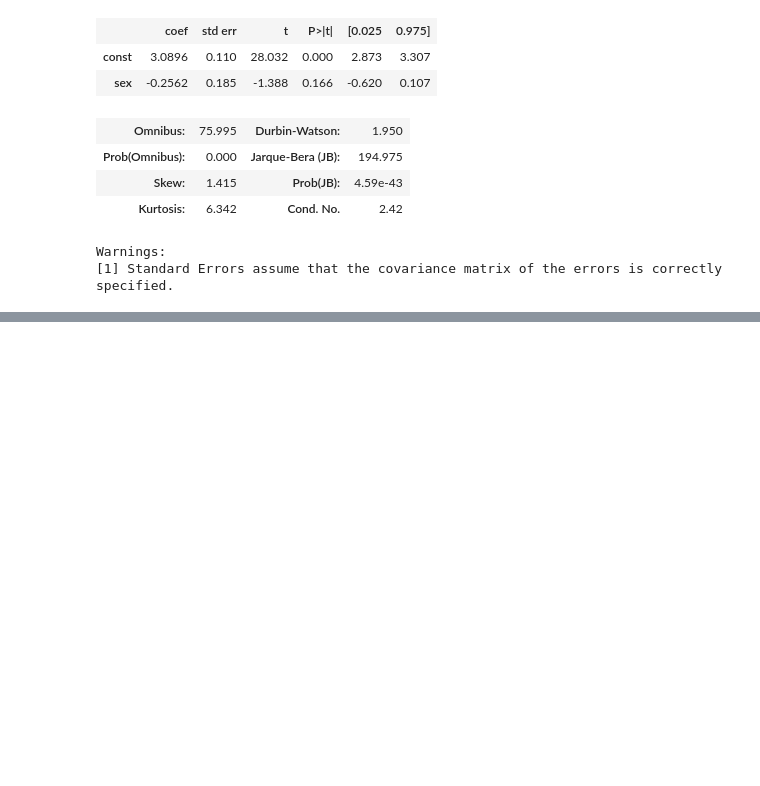
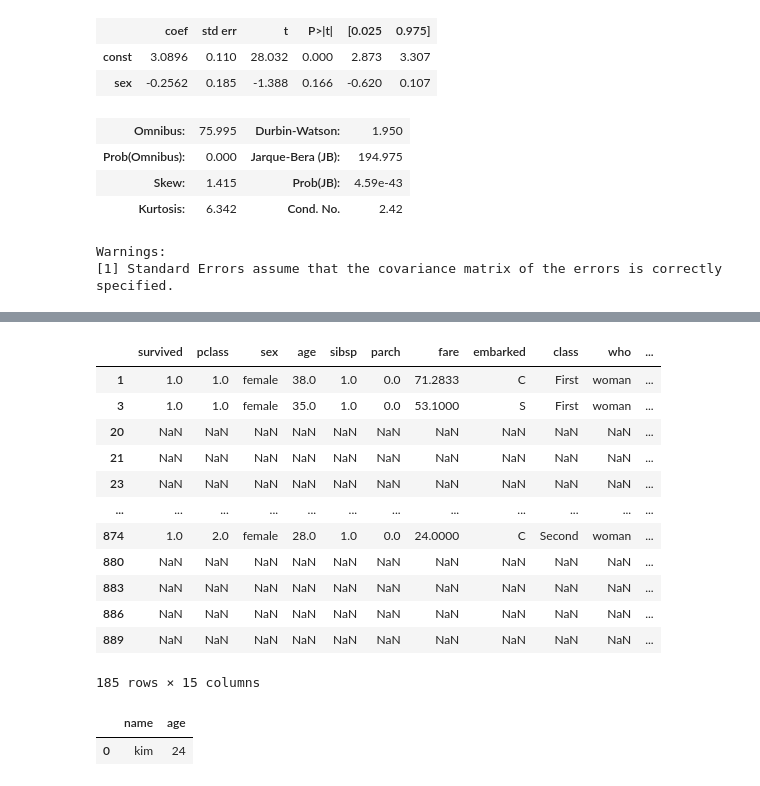
Before and after one commit to chi-hun/pandas-note, a Jupyter notebook: pandas_note.ipynb, the cells around one changed output, grey strips where cells are left out. Saved outputs shown, nothing was run; the diff lists cells and outputs as text; code cells hidden in the pictures; blank space fills up the shorter version.

```diff
--- a/pandas_note.ipynb
+++ b/pandas_note.ipynb
@@ -248,0 +348,25 @@ tip.sort_values(by= ['total_bill','tip'],ascending=False)
+# %%
+b.where(b['sibsp']==1)
+# %% [output]
+|  | survived | pclass | sex | age | sibsp | parch | fare | embarked | class | who | ... |
+| 1 | 1.0 | 1.0 | female | 38.0 | 1.0 | 0.0 | 71.2833 | C | First | woman | ... |
+| 3 | 1.0 | 1.0 | female | 35.0 | 1.0 | 0.0 | 53.1000 | S | First | woman | ... |
+| 20 | NaN | NaN | NaN | NaN | NaN | NaN | NaN | NaN | NaN | NaN | ... |
+| 21 | NaN | NaN | NaN | NaN | NaN | NaN | NaN | NaN | NaN | NaN | ... |
+| 23 | NaN | NaN | NaN | NaN | NaN | NaN | NaN | NaN | NaN | NaN | ... |
+| ... | ... | ... | ... | ... | ... | ... | ... | ... | ... | ... | ... |
+| 874 | 1.0 | 2.0 | female | 28.0 | 1.0 | 0.0 | 24.0000 | C | Second | woman | ... |
+| 880 | NaN | NaN | NaN | NaN | NaN | NaN | NaN | NaN | NaN | NaN | ... |
+| 883 | NaN | NaN | NaN | NaN | NaN | NaN | NaN | NaN | NaN | NaN | ... |
+| 886 | NaN | NaN | NaN | NaN | NaN | NaN | NaN | NaN | NaN | NaN | ... |
+| 889 | NaN | NaN | NaN | NaN | NaN | NaN | NaN | NaN | NaN | NaN | ... |
+185 rows × 15 columns
+# %%
+import pandas as pd
+sample = pd.DataFrame({'name': ['kim', 'lee', 'park', 'choi'],
+                        'age': [24, 27, 34, 19]
+                      })
+sample.loc[sample['name'].isin(['kim'])]
+# %% [output]
+|  | name | age |
+| 0 | kim | 24 |
```
Also changed, not shown: parts of 8 cells of this notebook.
